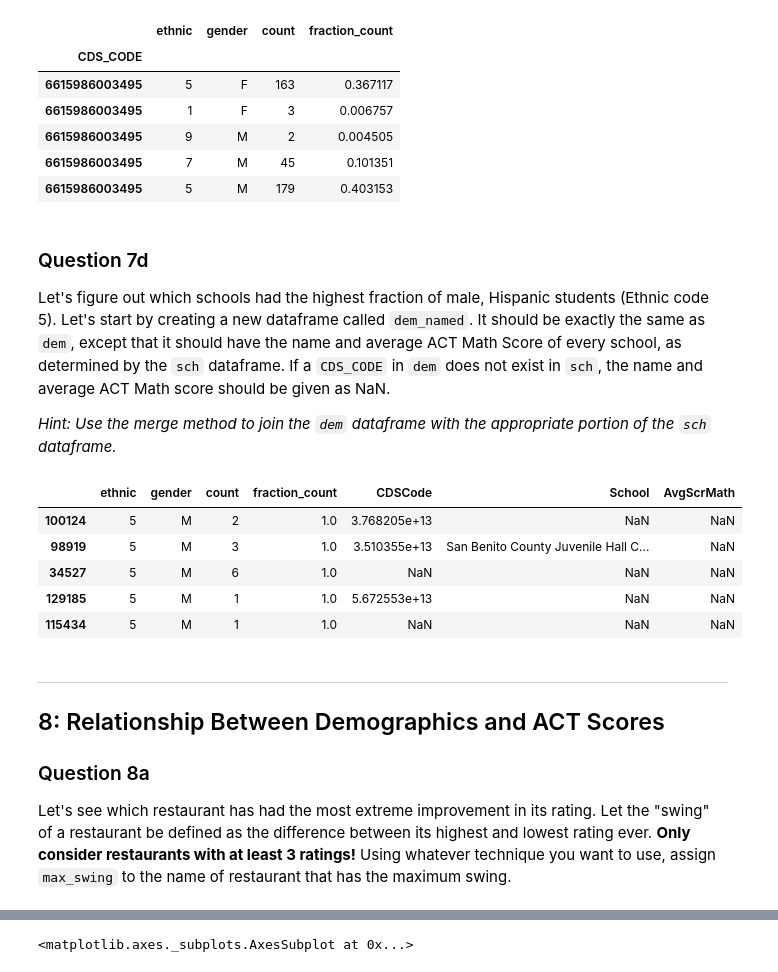
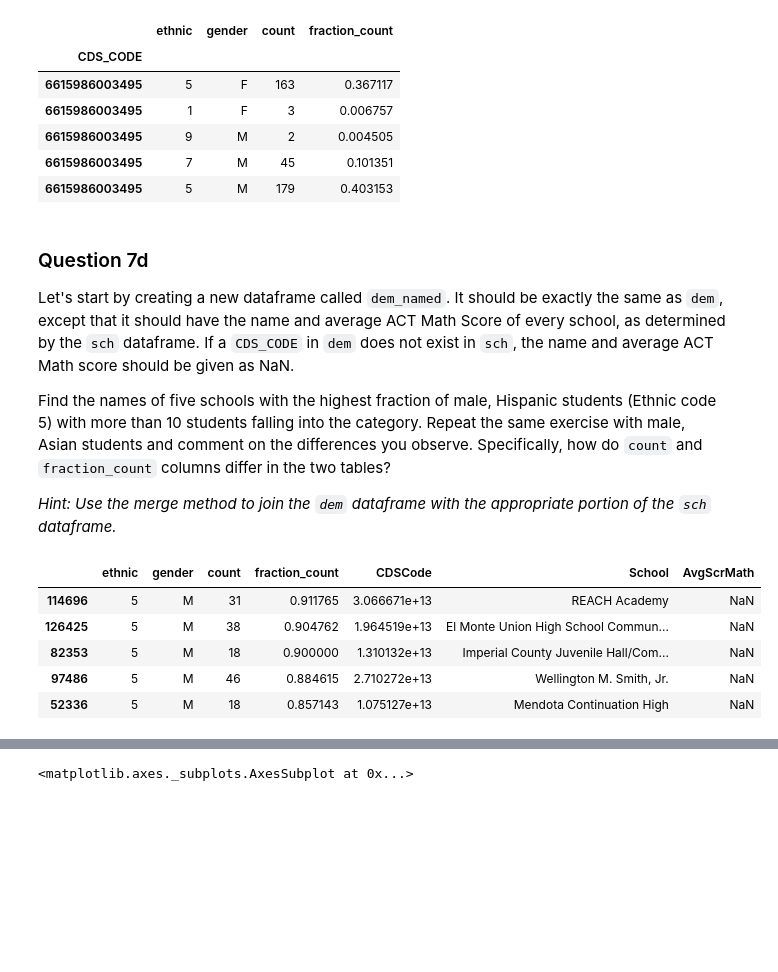
Before and after one commit to meme2515/HCE_project, a Jupyter notebook: proj1_draft.ipynb, the cells around one changed output, grey strips where cells are left out. Drawn from its saved outputs; the diff is of its cells as text; code cells hidden in the pictures; blank space fills up the shorter version.

Commit message:
added parts to question 8

```diff
--- a/proj1_draft.ipynb
+++ b/proj1_draft.ipynb
@@ -450,25 +448,21 @@ new_table.head()
 # %% [markdown]
 ### Question 7d
 
-Let's figure out which schools had the highest fraction of male, Hispanic students (Ethnic code 5). Let's start by creating a new dataframe called `dem_named`. It should be exactly the same as `dem`, except that it should have the name and average ACT Math Score of every school, as determined by the `sch` dataframe. If a `CDS_CODE` in `dem` does not exist in `sch`, the name and average ACT Math score should be given as NaN.
+Let's start by creating a new dataframe called `dem_named`. It should be exactly the same as `dem`, except that it should have the name and average ACT Math Score of every school, as determined by the `sch` dataframe. If a `CDS_CODE` in `dem` does not exist in `sch`, the name and average ACT Math score should be given as NaN.
+
+Find the names of five schools with the highest fraction of male, Hispanic students (Ethnic code 5) with more than 10 students falling into the category. Repeat the same exercise with male, Asian students and comment on the differences you observe. Specifically, how do `count` and `fraction_count` columns differ in the two tables?
 
 *Hint: Use the merge method to join the `dem` dataframe with the appropriate portion of the `sch` dataframe.*
 # %%
 new_table_2 = pd.merge(new_table, sch[['CDSCode','School','AvgScrMath']], \
                        left_on='CDS_CODE', right_on='CDSCode', how='left')
-new_table_2 = new_table_2.loc[(new_table_2['ethnic']==5) & (new_table_2['gender']=='M')]
+new_table_2 = new_table_2.loc[(new_table_2['ethnic']==5) & (new_table_2['gender']=='M') & \
+                              (new_table_2['count']>10)]
 new_table_2.sort_values(by='fraction_count', ascending=False).head()
 # %% [output]
 |  | ethnic | gender | count | fraction_count | CDSCode | School | AvgScrMath |
-| 100124 | 5 | M | 2 | 1.0 | 3.768205e+13 | NaN | NaN |
-| 98919 | 5 | M | 3 | 1.0 | 3.510355e+13 | San Benito County Juvenile Hall C... | NaN |
-| 34527 | 5 | M | 6 | 1.0 | NaN | NaN | NaN |
-| 129185 | 5 | M | 1 | 1.0 | 5.672553e+13 | NaN | NaN |
-| 115434 | 5 | M | 1 | 1.0 | NaN | NaN | NaN |
+| 114696 | 5 | M | 31 | 0.911765 | 3.066671e+13 | REACH Academy | NaN |
+| 126425 | 5 | M | 38 | 0.904762 | 1.964519e+13 | El Monte Union High School Commun... | NaN |
+| 82353 | 5 | M | 18 | 0.900000 | 1.310132e+13 | Imperial County Juvenile Hall/Com... | NaN |
+| 97486 | 5 | M | 46 | 0.884615 | 2.710272e+13 | Wellington M. Smith, Jr. | NaN |
+| 52336 | 5 | M | 18 | 0.857143 | 1.075127e+13 | Mendota Continuation High | NaN |
-# %% [markdown]
----
-## 8: Relationship Between Demographics and ACT Scores
-
-### Question 8a
-
-Let's see which restaurant has had the most extreme improvement in its rating. Let the "swing" of a restaurant be defined as the difference between its highest and lowest rating ever. **Only consider restaurants with at least 3 ratings!** Using whatever technique you want to use, assign `max_swing` to the name of restaurant that has the maximum swing.
```
Also changed, not shown: parts of 5 cells of this notebook.
